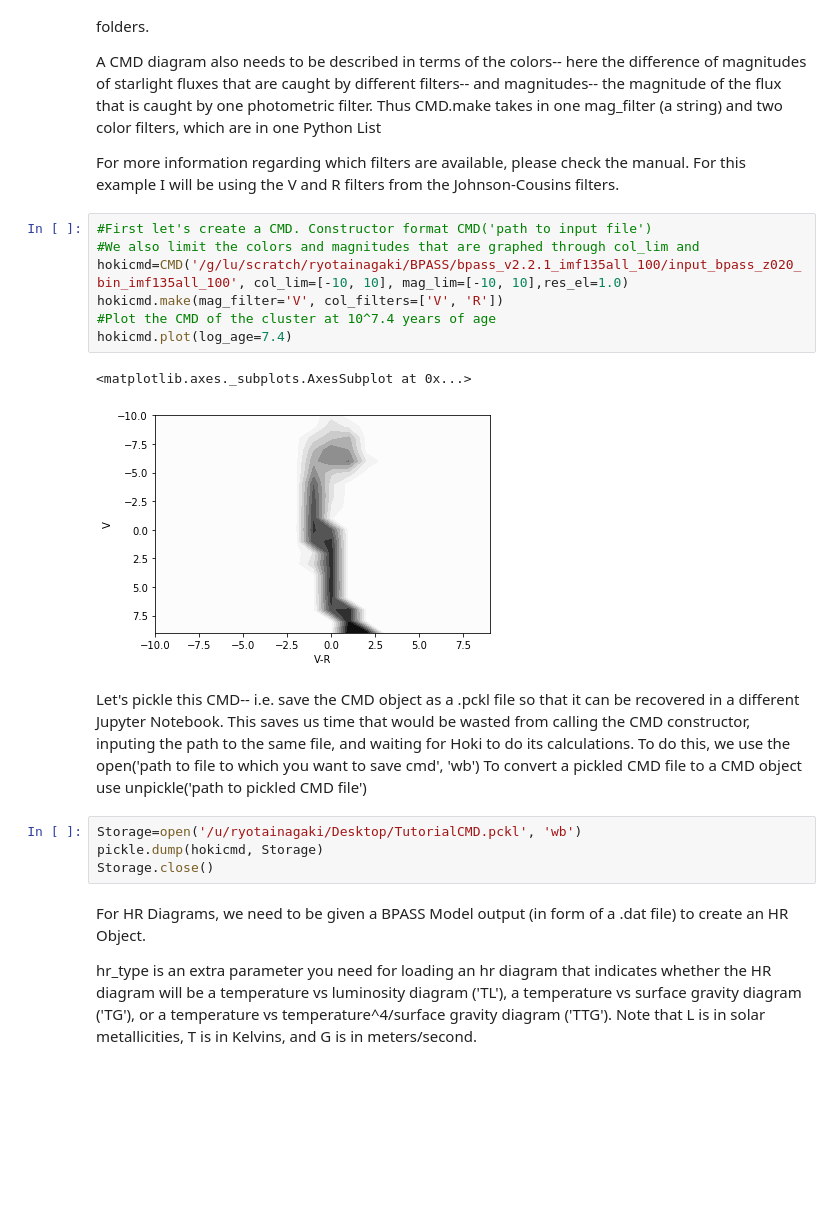
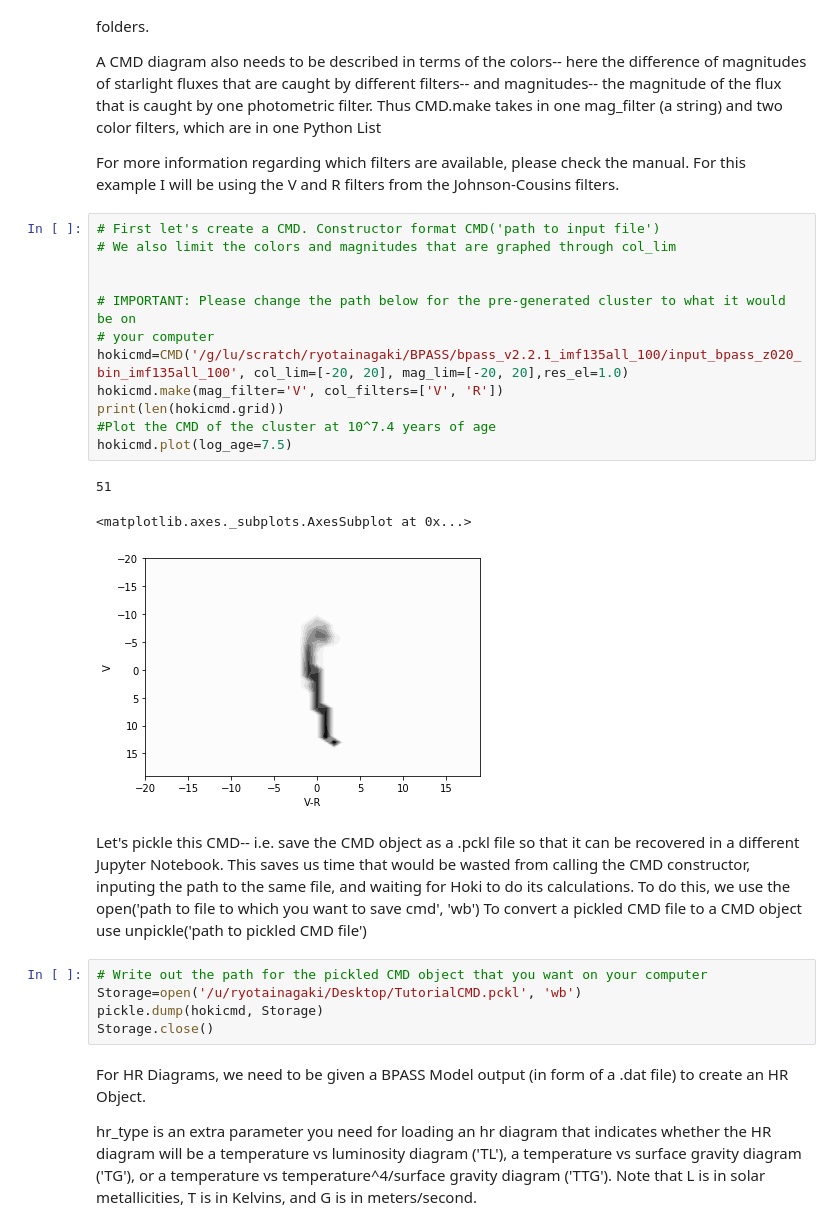
Before and after one commit to RyotaInagaki1/MovingUniverseLabHOKITutorial, a Jupyter notebook: HOKI Crash Course Tutorial Part I Ryota Inagaki.ipynb, the cells around one changed output. Saved outputs shown, nothing was run; the diff lists cells and outputs as text; blank space fills up the shorter version.

```diff
--- a/HOKI Crash Course Tutorial Part I Ryota Inagaki.ipynb
+++ b/HOKI Crash Course Tutorial Part I Ryota Inagaki.ipynb
@@ -56,20 +63,27 @@ set_models_path(path='/g/lu/scratch/ryotainagaki/BPASS/bpass-v2.2-newmodels')
     Thus CMD.make takes in one mag_filter (a string) and two color filters, which are in one Python List</p>
     <p>For more information regarding which filters are available, please check the manual. For this example I will be using the V and R filters from the Johnson-Cousins filters.</p>
 # %%
-#First let's create a CMD. Constructor format CMD('path to input file')
-#We also limit the colors and magnitudes that are graphed through col_lim and
-hokicmd=CMD('/g/lu/scratch/ryotainagaki/BPASS/bpass_v2.2.1_imf135all_100/input_bpass_z020_bin_imf135all_100', col_lim=[-10, 10], mag_lim=[-10, 10],res_el=1.0)
+# First let's create a CMD. Constructor format CMD('path to input file')
+# We also limit the colors and magnitudes that are graphed through col_lim
+
+
+# IMPORTANT: Please change the path below for the pre-generated cluster to what it would be on
+# your computer
+hokicmd=CMD('/g/lu/scratch/ryotainagaki/BPASS/bpass_v2.2.1_imf135all_100/input_bpass_z020_bin_imf135all_100', col_lim=[-20, 20], mag_lim=[-20, 20],res_el=1.0)
 hokicmd.make(mag_filter='V', col_filters=['V', 'R'])
+print(len(hokicmd.grid))
 #Plot the CMD of the cluster at 10^7.4 years of age
-hokicmd.plot(log_age=7.4)
+hokicmd.plot(log_age=7.5)
 # %% [output]
-<matplotlib.axes._subplots.AxesSubplot at 0x...>
+51
+<matplotlib.axes._subplots.AxesSubplot at 0x...>
-[figure, old version]
+[figure, new version]
 # %% [markdown]
 <p>Let's pickle this CMD-- i.e. save the CMD object as a .pckl file so that it can be recovered in a different Jupyter Notebook. This saves us time that would be wasted from calling the CMD constructor, inputing the path to the same file, and waiting for Hoki to do its calculations. To do this, we use the open('path to file to which you want to save cmd', 'wb')
 To convert a pickled CMD file to a CMD object use unpickle('path to pickled CMD file')
 </p>
 # %%
+# Write out the path for the pickled CMD object that you want on your computer
 Storage=open('/u/ryotainagaki/Desktop/TutorialCMD.pckl', 'wb')
 pickle.dump(hokicmd, Storage)
 Storage.close()
```
Also changed, not shown: parts of 13 cells of this notebook, 2 other files.
